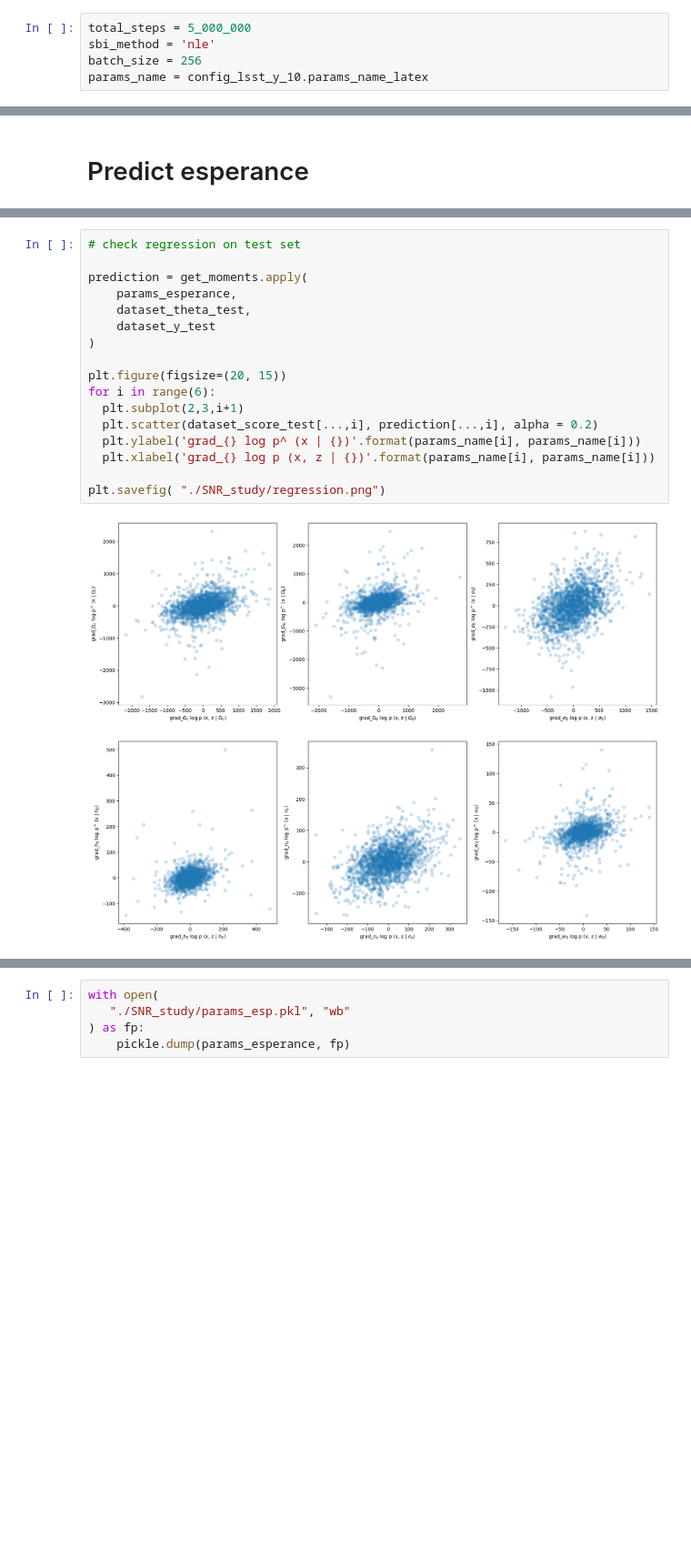
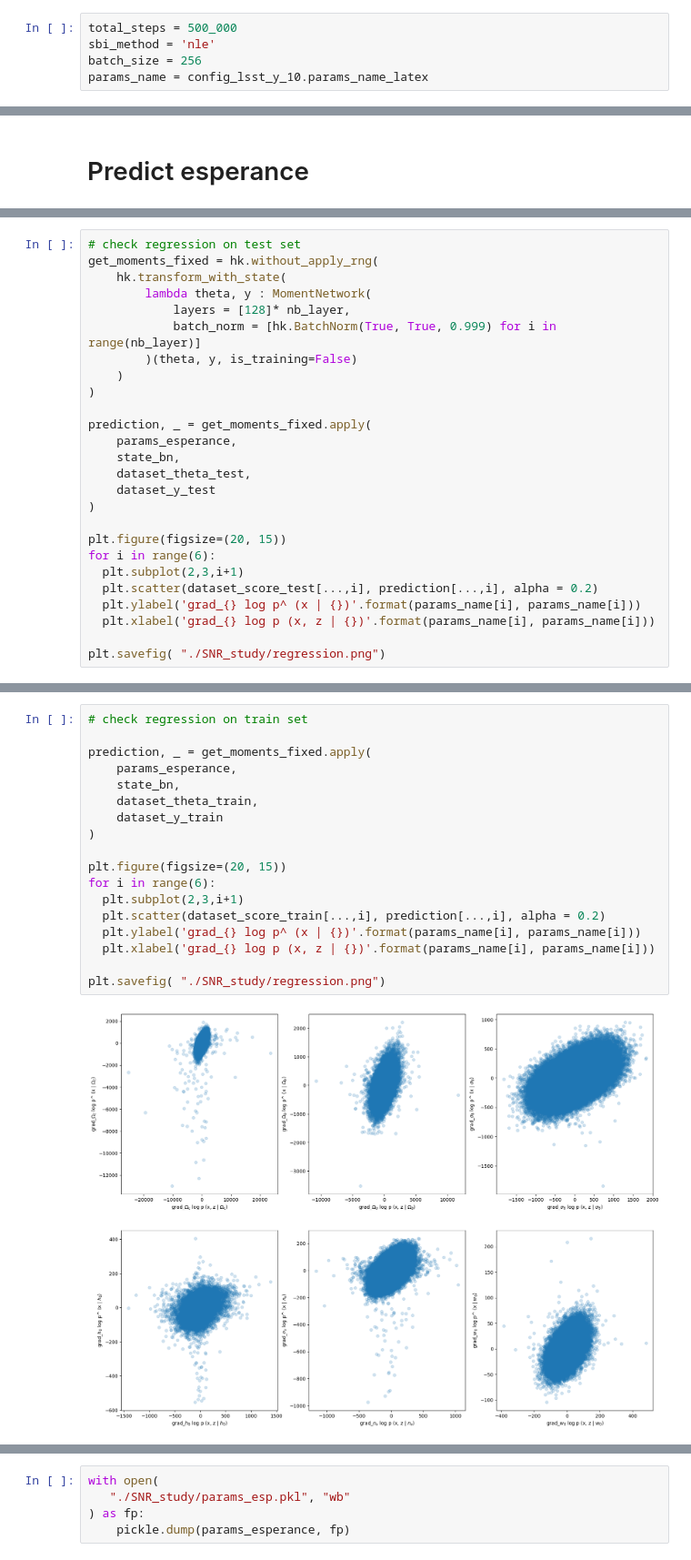
Before and after one commit to Justinezgh/desc_ssnpe, a Jupyter notebook: notebooks/snr_study/MomentNetworks_nle.ipynb, the cells around one changed output, grey strips where cells are left out. Shown at 91% size. Drawn from its saved outputs; the diff is of its cells as text; blank space fills up the shorter version.

```diff
--- a/notebooks/snr_study/MomentNetworks_nle.ipynb
+++ b/notebooks/snr_study/MomentNetworks_nle.ipynb
@@ -20,5 +222,5 @@ tfd = tfp.distributions
 # %%
-total_steps = 5_000_000
+total_steps = 500_000
 sbi_method = 'nle'
 batch_size = 256
 params_name = config_lsst_y_10.params_name_latex
@@ -161,0 +374,26 @@ plt.savefig( "./SNR_study/loss_zoom.png")
+# %%
+# check regression on test set
+get_moments_fixed = hk.without_apply_rng(
+    hk.transform_with_state(
+        lambda theta, y : MomentNetwork(
+            layers = [128]* nb_layer,
+            batch_norm = [hk.BatchNorm(True, True, 0.999) for i in range(nb_layer)]
+        )(theta, y, is_training=False)
+    )
+)
+
+prediction, _ = get_moments_fixed.apply(
+    params_esperance,
+    state_bn,
+    dataset_theta_test,
+    dataset_y_test
+)
+
+plt.figure(figsize=(20, 15))
+for i in range(6):
+  plt.subplot(2,3,i+1)
+  plt.scatter(dataset_score_test[...,i], prediction[...,i], alpha = 0.2)
+  plt.ylabel('grad_{} log p^ (x | {})'.format(params_name[i], params_name[i]))
+  plt.xlabel('grad_{} log p (x, z | {})'.format(params_name[i], params_name[i]))
+
+plt.savefig( "./SNR_study/regression.png")
@@ -162,19 +402,20 @@ plt.savefig( "./SNR_study/loss_zoom.png")
 # %%
-# check regression on test set
+# check regression on train set
 
-prediction = get_moments.apply(
+prediction, _ = get_moments_fixed.apply(
     params_esperance,
-    dataset_theta_test,
-    dataset_y_test
+    state_bn,
+    dataset_theta_train,
+    dataset_y_train
 )
 
 plt.figure(figsize=(20, 15))
 for i in range(6):
   plt.subplot(2,3,i+1)
-  plt.scatter(dataset_score_test[...,i], prediction[...,i], alpha = 0.2)
+  plt.scatter(dataset_score_train[...,i], prediction[...,i], alpha = 0.2)
   plt.ylabel('grad_{} log p^ (x | {})'.format(params_name[i], params_name[i]))
   plt.xlabel('grad_{} log p (x, z | {})'.format(params_name[i], params_name[i]))
 
 plt.savefig( "./SNR_study/regression.png")
 # %% [output]
-[figure, old version]
+[figure, new version]
```
Also changed, not shown: parts of 33 cells of this notebook.
